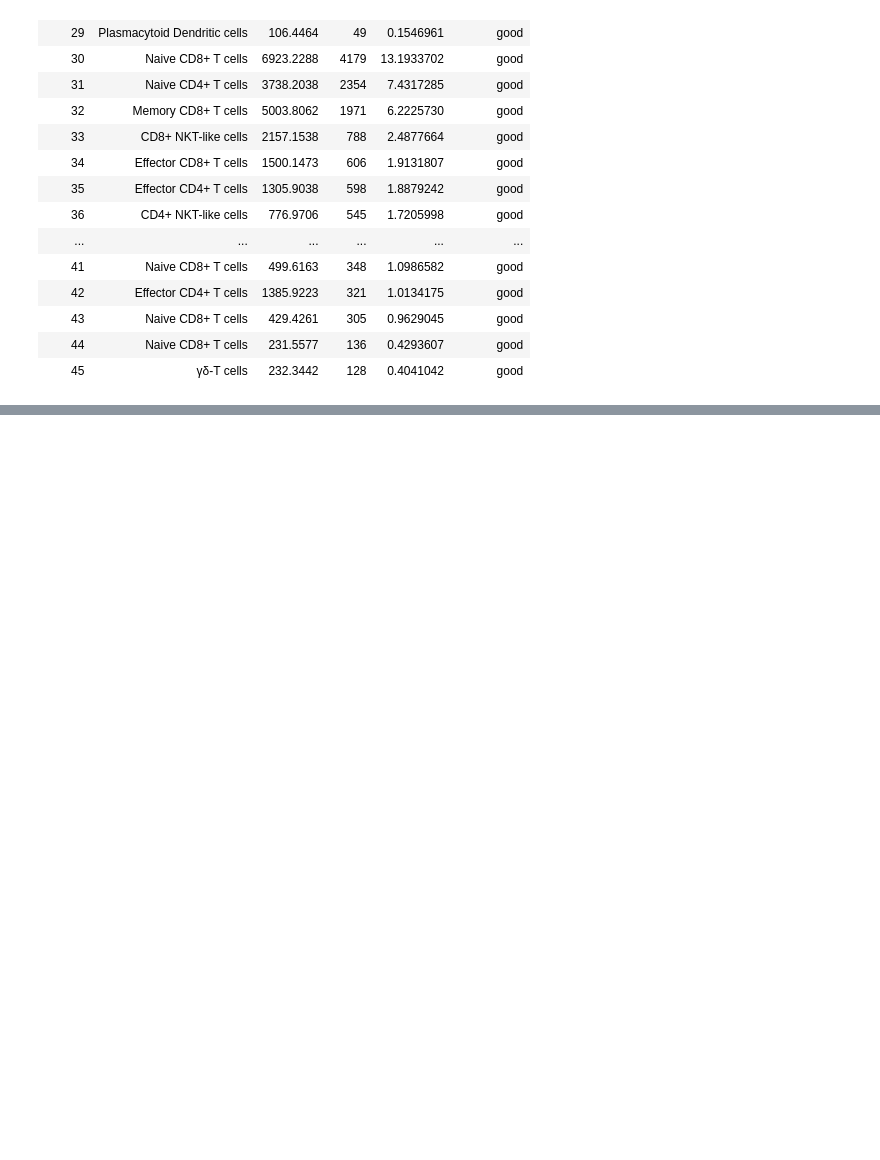
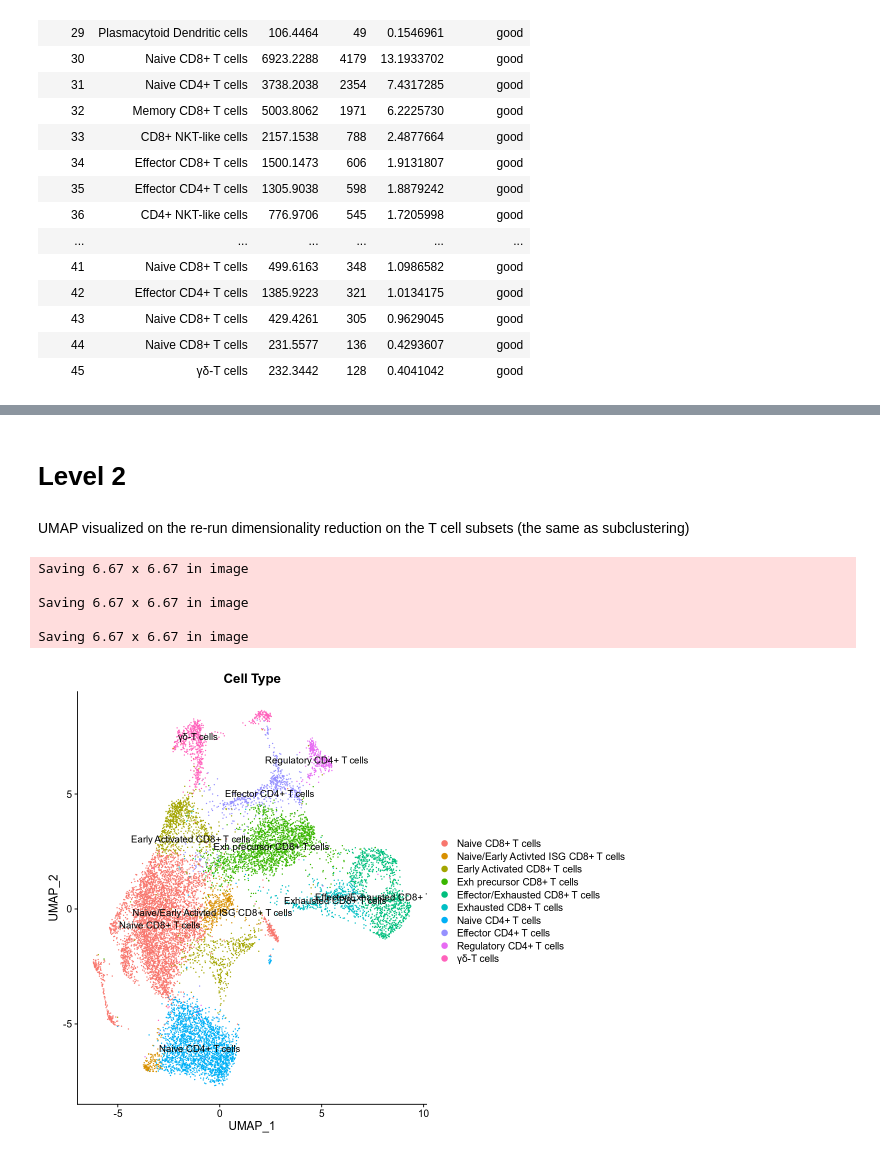
Before and after one commit to hmbaghdassarian/norcross_abc, a Jupyter notebook: notebooks/01_process_data/01Bii_CellType_Annotation_round2.ipynb, the cells around one changed output, grey strips where cells are left out. Drawn from its saved outputs; the diff is of its cells as text; code cells hidden in the pictures; blank space fills up the shorter version.

```diff
--- a/notebooks/01_process_data/01Bii_CellType_Annotation_round2.ipynb
+++ b/notebooks/01_process_data/01Bii_CellType_Annotation_round2.ipynb
@@ -424,0 +601,25 @@ write.csv(sctype_scores[(sctype_scores$cluster %in% subclusters),],
+# %% [markdown]
+# Level 2
+# %% [markdown]
+UMAP visualized on the re-run dimensionality reduction on the T cell subsets (the same as subclustering)
+# %%
+h_ = 8
+w_ = 10
+options(repr.plot.height=h_, repr.plot.width=w_)
+
+g4 <- DimPlot(abc.tcells, reduction = "umap", group.by = "Cell.Type.Level2", shuffle = T, label = T)+
+ggtitle('Cell Type')
+
+
+suppressWarnings({
+   for (ext in c('.svg', '.png', '.pdf')){ggsave(paste0(data_path, 'figures/processing/',
+                                                     'UMAP_celltype_level2_final', ext), g4)}
+})
+g4
+# %% [output]
+Saving 6.67 x 6.67 in image
+
+Saving 6.67 x 6.67 in image
+
+Saving 6.67 x 6.67 in image
+[figure, added]
```
Also changed, not shown: parts of 31 cells of this notebook, 3 other files.
